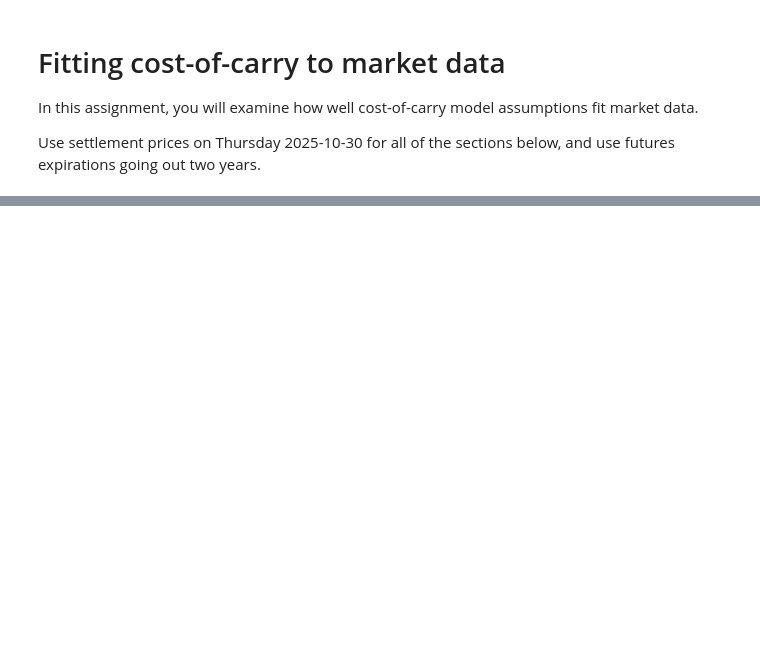
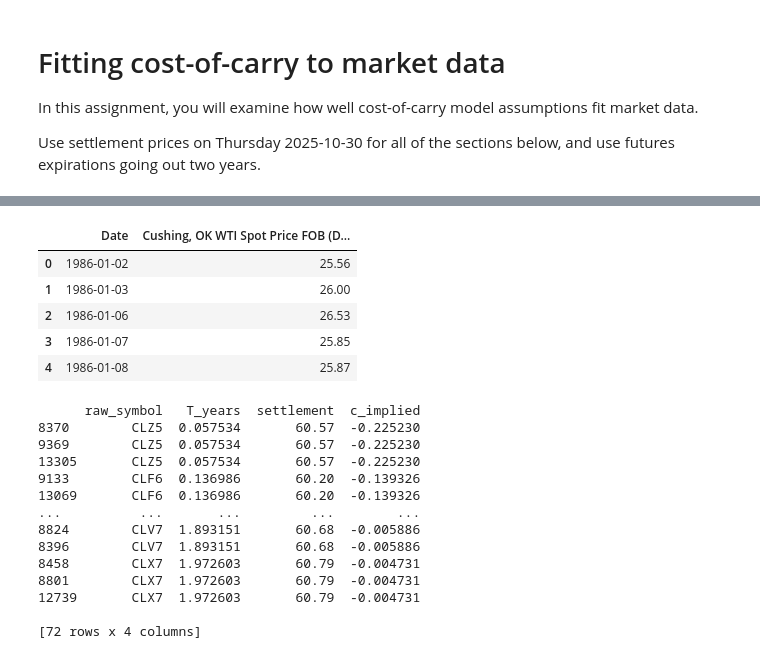
Before and after one commit to AdithSrinivasan/finm37000-2025, a Jupyter notebook: notebooks/cost_of_carry.ipynb, the cells around one changed output, grey strips where cells are left out. Cells and saved outputs as stored; diff of their text form; code cells hidden in the pictures; blank space fills up the shorter version.

```diff
--- a/notebooks/cost_of_carry.ipynb
+++ b/notebooks/cost_of_carry.ipynb
@@ -12,3 +142,82 @@ only for the back months.
 at the cost-of-carry, look at the cost-of-carry minus the convenience yield.
 How well would a constant rate of this convenience-adjusted cost-of-carry fit the crude curve?
 Note that crude spot prices are available from https://www.eia.gov/dnav/pet/hist/RWTCD.htm
+# %%
+PRODUCT = "CL"           # COMEX Gold futures
+TRADE_DATE = date(2025, 10, 30)
+
+# We only need one trading day worth of stats/defs
+start = TRADE_DATE.isoformat()
+end = (TRADE_DATE.replace(day=TRADE_DATE.day + 1)).isoformat()  # next calendar day
+
+# Import crude spot prices from EIA
+crude_spot = pd.read_excel(f"{ROOT}/data/RWTCd.xls", sheet_name="Data 1", skiprows=2)
+display(crude_spot.head())
+
+defs = client.timeseries.get_range(
+    dataset=DATASET,
+    schema="definition",
+    symbols=f"{PRODUCT}.FUT",  # parent symbol for GC futures
+    stype_in="parent",
+    start=start,
+    end=end,
+).to_df()
+
+stats = client.timeseries.get_range(
+    dataset=DATASET,
+    schema="statistics",
+    symbols=f"{PRODUCT}.FUT",  # parent symbol for GC futures
+    stype_in="parent",
+    start=start,
+    end=end,
+).to_df()
+
+stats = stats.merge(defs, on="instrument_id")
+
+stats["trade_date"] = stats["ts_ref"].dt.date
+stats = stats[stats["trade_date"] == TRADE_DATE]
+
+settles = stats[stats["stat_type"] == db.StatType.SETTLEMENT_PRICE].copy()
+
+# Only CL outrights — avoid spreads like CL:BZ and CLZ7-BZZ7
+settles = settles[settles["raw_symbol"].str.match(r"^CL[FGHJKMNQUVXZ]\d{1,2}$")]
+
+settles = settles.rename(columns={"price": "settlement"})
+settles = settles[["raw_symbol", "expiration", "settlement"]]
+
+# Filter to contracts within 0 < maturity <= 2 years
+trade_ts = pd.Timestamp(TRADE_DATE)
+trade_ts = pd.Timestamp(TRADE_DATE, tz="UTC")
+settles["T_years"] = (settles["expiration"] - trade_ts).dt.days / 365.0
+settles = settles[(settles["T_years"] > 0) & (settles["T_years"] <= 2.0)]
+
+# Identify front month as the contract with smallest positive T
+settles = settles.sort_values("T_years")
+
+crude_spot["Date"] = crude_spot["Date"].dt.date
+spot = crude_spot.loc[crude_spot["Date"] == TRADE_DATE, "Cushing, OK WTI Spot Price FOB (Dollars per Barrel)"].iloc[0] # 61.36
+
+settles["c_implied"] = np.log(settles["settlement"] / spot) / settles["T_years"]
+
+print(settles[["raw_symbol", "T_years", "settlement", "c_implied"]])
+# %% [output]
+|  | Date | Cushing, OK WTI Spot Price FOB (D... |
+| 0 | 1986-01-02 | 25.56 |
+| 1 | 1986-01-03 | 26.00 |
+| 2 | 1986-01-06 | 26.53 |
+| 3 | 1986-01-07 | 25.85 |
+| 4 | 1986-01-08 | 25.87 |
+      raw_symbol   T_years  settlement  c_implied
+8370        CLZ5  0.057534       60.57  -0.225230
+9369        CLZ5  0.057534       60.57  -0.225230
+13305       CLZ5  0.057534       60.57  -0.225230
+9133        CLF6  0.136986       60.20  -0.139326
+13069       CLF6  0.136986       60.20  -0.139326
+...          ...       ...         ...        ...
+8824        CLV7  1.893151       60.68  -0.005886
+8396        CLV7  1.893151       60.68  -0.005886
+8458        CLX7  1.972603       60.79  -0.004731
+8801        CLX7  1.972603       60.79  -0.004731
+12739       CLX7  1.972603       60.79  -0.004731
+
+[72 rows x 4 columns]
```
Also changed, not shown: parts of 18 cells of this notebook.
